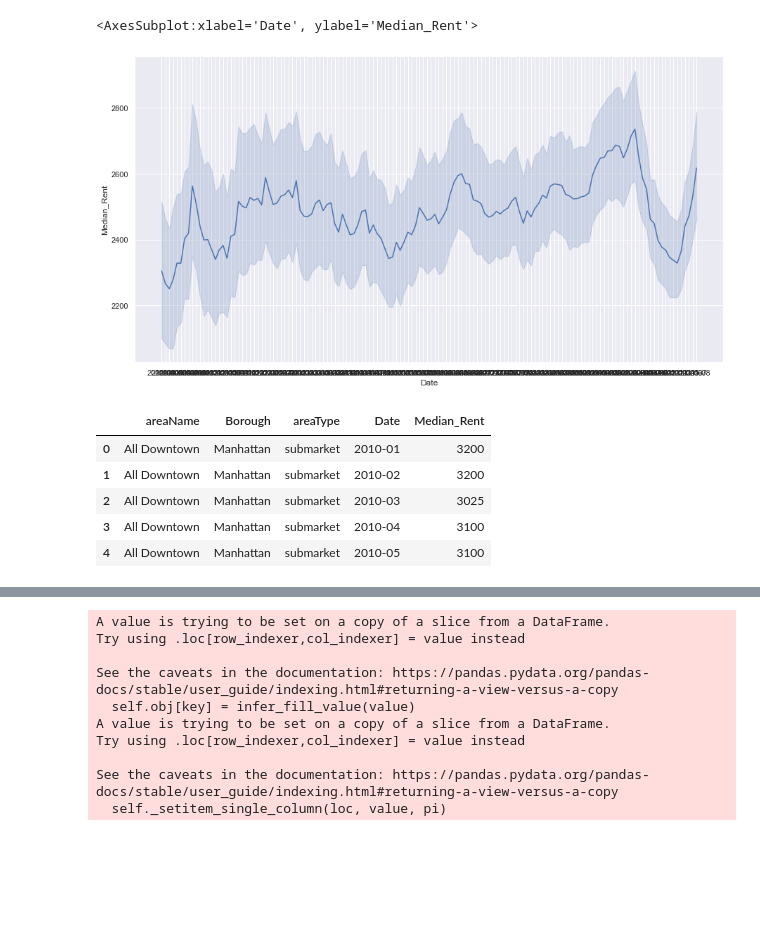
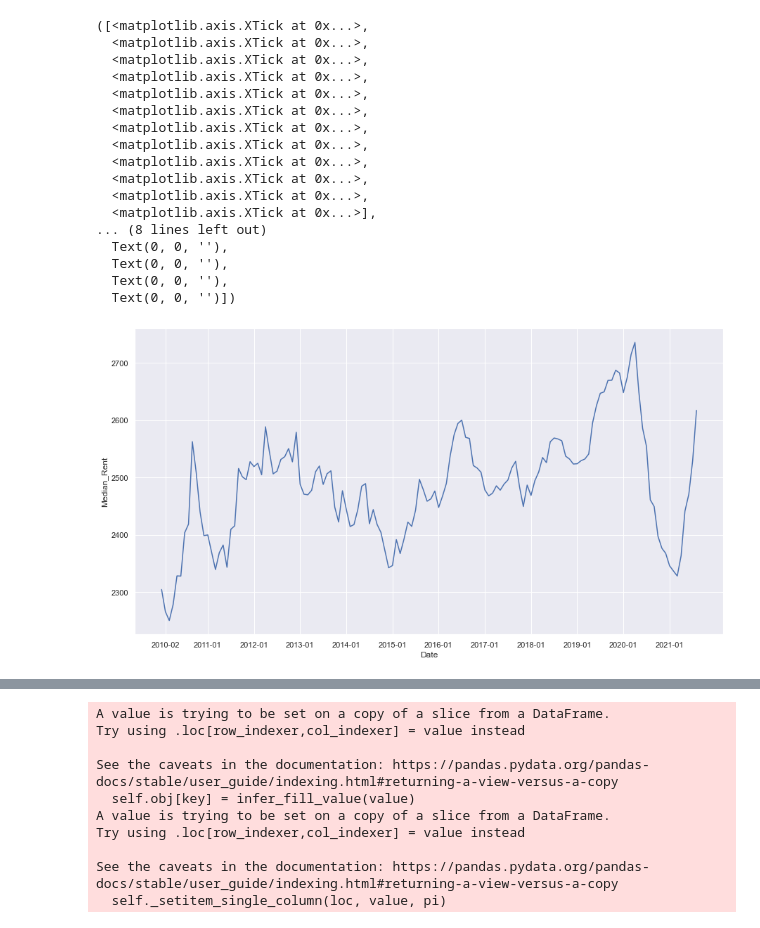
Before and after one commit to jackcopeland11/nyc_apartment_rent_analysis, a Jupyter notebook: python_project_final.ipynb, the cells around one changed output, grey strips where cells are left out. Saved outputs shown, nothing was run; the diff lists cells and outputs as text; code cells hidden in the pictures; blank space fills up the shorter version.

Commit message:
Adding to the presentation and formatting charts for entry. Added comments to code to increase clarity.

```diff
--- a/python_project_final.ipynb
+++ b/python_project_final.ipynb
@@ -35,19 +73,29 @@ g = sns.lineplot(x='date_of_interest', y='Covid Case Count 7 Day Avg', hue = 'Bo
 # %%
+## Look at median rent prices in NYC from 2010 through current
+
 rent_prices.head()
 sns.set(rc = {'figure.figsize':(15,8)})
-
-rent_prices.groupby(['Date']).agg(np.average)
-sns.lineplot(rent_prices['Date'], rent_prices['Median_Rent'])
+rent_prices = rent_prices.groupby(['Date']).agg(np.average)
+g = sns.lineplot(x='Date', y='Median_Rent' , data = rent_prices)
+x = [1,12,24,36,48,60,72,84,96,108,120,132]
+plt.xticks(x)
 # %% [output]
-<AxesSubplot:xlabel='Date', ylabel='Median_Rent'>
+([<matplotlib.axis.XTick at 0x...>,
+  <matplotlib.axis.XTick at 0x...>,
+  <matplotlib.axis.XTick at 0x...>,
+  <matplotlib.axis.XTick at 0x...>,
+  <matplotlib.axis.XTick at 0x...>,
+  <matplotlib.axis.XTick at 0x...>,
+  <matplotlib.axis.XTick at 0x...>,
+  <matplotlib.axis.XTick at 0x...>,
+  <matplotlib.axis.XTick at 0x...>,
+  <matplotlib.axis.XTick at 0x...>,
+  <matplotlib.axis.XTick at 0x...>,
+  <matplotlib.axis.XTick at 0x...>],
+... (8 lines left out)
+  Text(0, 0, ''),
+  Text(0, 0, ''),
+  Text(0, 0, ''),
+  Text(0, 0, '')])
-[figure, old version]
+[figure, new version]
-# %%
-rent_prices.head()
-# %% [output]
-|  | areaName | Borough | areaType | Date | Median_Rent |
-| 0 | All Downtown | Manhattan | submarket | 2010-01 | 3200 |
-| 1 | All Downtown | Manhattan | submarket | 2010-02 | 3200 |
-| 2 | All Downtown | Manhattan | submarket | 2010-03 | 3025 |
-| 3 | All Downtown | Manhattan | submarket | 2010-04 | 3100 |
-| 4 | All Downtown | Manhattan | submarket | 2010-05 | 3100 |
 # %%
```
Also changed, not shown: parts of 4 cells of this notebook, 2 other files.
